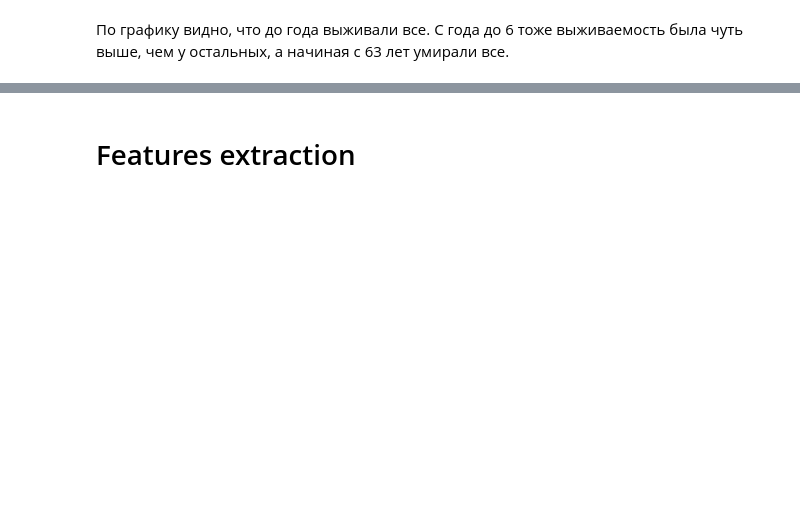
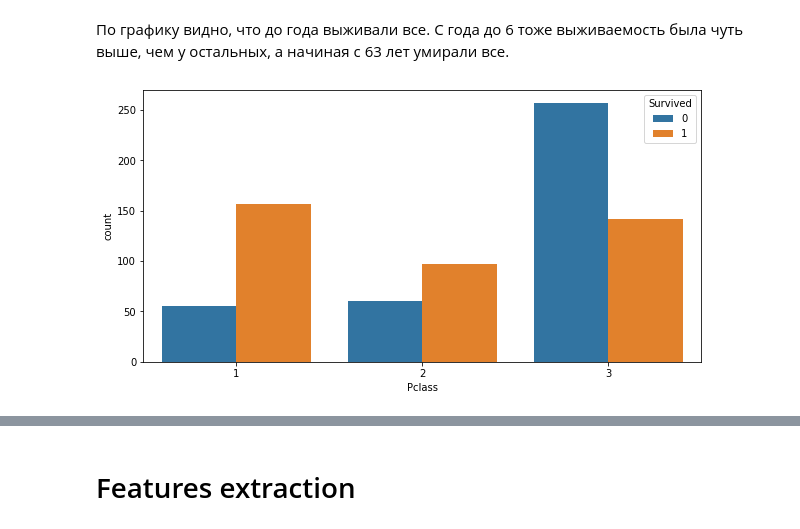
Before and after one commit to G544/kaggle_competition, a Jupyter notebook: kaggle/Titanic.ipynb, the cells around one changed output, grey strips where cells are left out. Saved outputs shown, nothing was run; the diff lists cells and outputs as text; code cells hidden in the pictures; blank space fills up the shorter version.

```diff
--- a/kaggle/Titanic.ipynb
+++ b/kaggle/Titanic.ipynb
@@ -110,2 +113,7 @@ sns.countplot(x='Age', hue='Survived', data=data);
 # %% [markdown]
 По графику видно, что до года выживали все. С года до 6 тоже выживаемость была чуть выше, чем у остальных, а начиная с 63 лет умирали все.
+# %%
+plt.figure(figsize=(10,5))
+sns.countplot(x='Pclass', hue='Survived', data=data);
+# %% [output]
+[figure, added]
```
Also changed, not shown: parts of 10 cells of this notebook.
